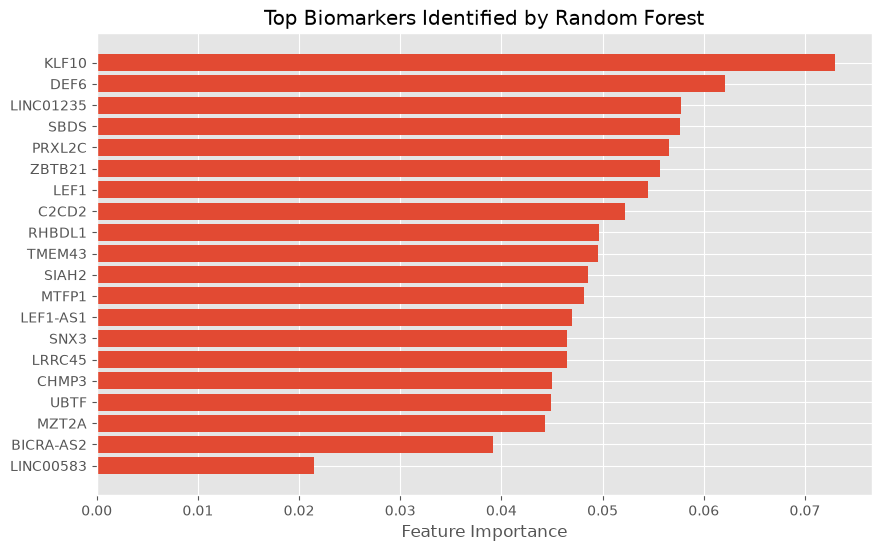
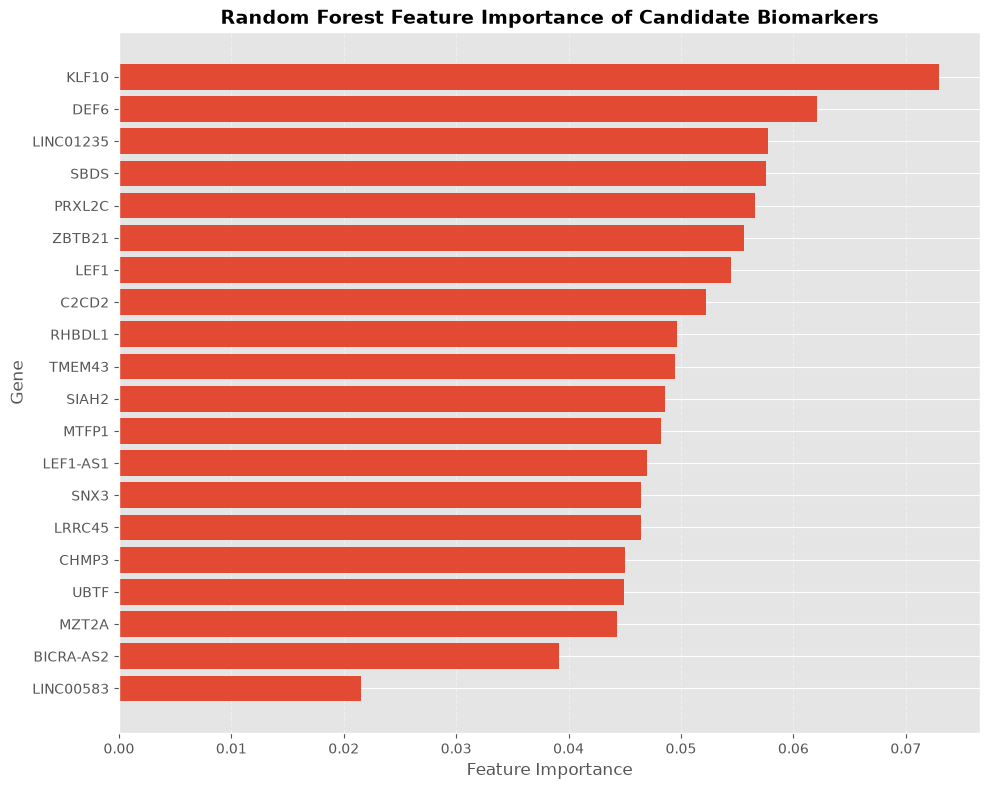
Code edit (unified diff) that turned the first committed figure into the second:
--- before
+++ after
@@ -1,13 +1,25 @@
-plt.figure(figsize=(10,6))
+plt.figure(figsize=(10,8))
+
+importance_sorted = importance.sort_values(
+    "Importance",
+    ascending=True
+)
 
 plt.barh(
-    importance["Gene"],
-    importance["Importance"]
+    importance_sorted["Gene"],
+    importance_sorted["Importance"]
 )
 
-plt.xlabel("Feature Importance")
-plt.title("Top Biomarkers Identified by Random Forest")
+plt.xlabel("Feature Importance", fontsize=12)
+plt.ylabel("Gene", fontsize=12)
+plt.title(
+    "Random Forest Feature Importance of Candidate Biomarkers",
+    fontsize=14,
+    fontweight="bold"
+)
 
-plt.gca().invert_yaxis()
+plt.grid(axis="x", linestyle="--", alpha=0.4)
+
+plt.tight_layout()
 
 plt.show()

Commit: Add survival analysis and improve visualization of biomarker results